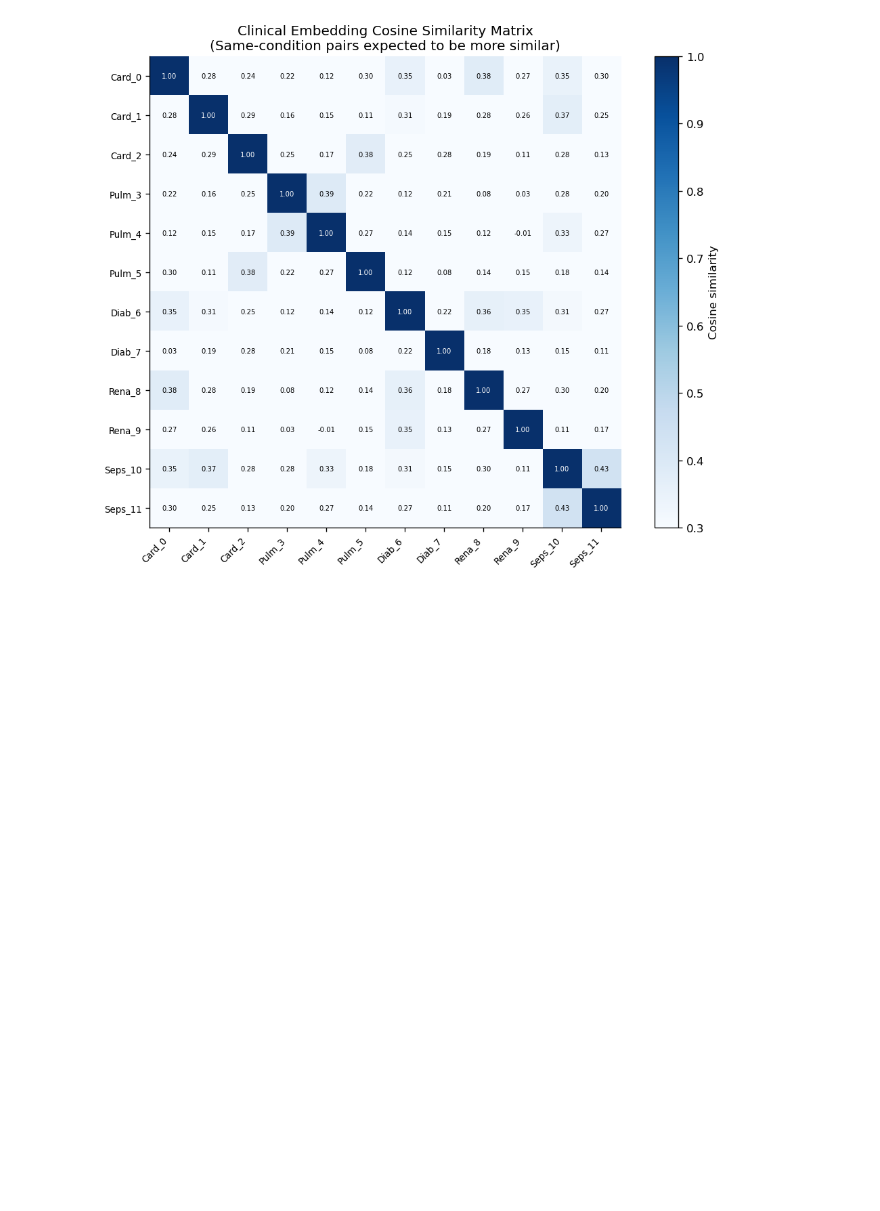
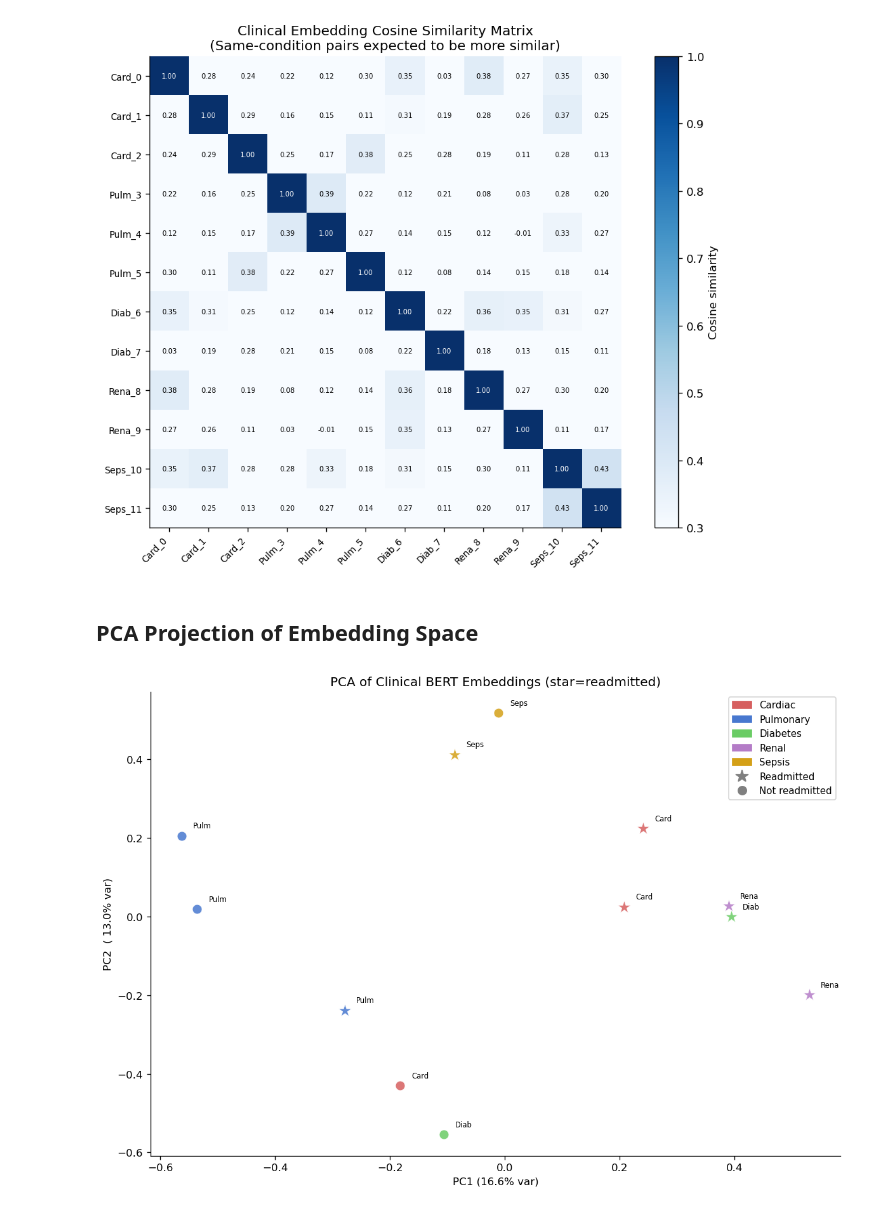
Before and after one commit to Sravanigangul/healthcare-clinical-nlp, a Jupyter notebook: notebooks/ClinicalBERT.ipynb, the cells around one changed output. Cells and saved outputs as stored; diff of their text form; code cells hidden in the pictures; blank space fills up the shorter version.

```diff
--- a/notebooks/ClinicalBERT.ipynb
+++ b/notebooks/ClinicalBERT.ipynb
@@ -179,3 +179,33 @@ plt.tight_layout()
 plt.savefig("/tmp/mod05/bert_similarity.png",bbox_inches="tight"); plt.show()
 # %% [output]
 [figure]
+# %% [markdown]
+## PCA Projection of Embedding Space
+# %%
+pca = PCA(n_components=2, random_state=42)
+emb_2d = pca.fit_transform(embeddings)
+
+COLORS = {"Cardiac":"#D65F5F","Pulmonary":"#4878CF","Diabetes":"#6ACC65",
+          "Renal":"#B47CC7","Sepsis":"#D4A017"}
+shapes = {0:"o",1:"*"}
+
+fig, ax = plt.subplots(figsize=(10,7))
+for i, (_,row) in enumerate(df_bert.iterrows()):
+    color = COLORS[row.label]
+    marker = shapes[row.readmitted]
+    ax.scatter(emb_2d[i,0],emb_2d[i,1], c=color, marker=marker, s=160 if row.readmitted else 80, alpha=0.85, zorder=3, edgecolors="white",
+    linewidth=0.5)
+    ax.annotate(row.label[:4], (emb_2d[i,0]+0.02, emb_2d[i,1]+0.02), fontsize=7)
+
+legend_cond = [mpatches.Patch(color=c, label=l) for l,c in COLORS.items()]
+legend_shape = [plt.Line2D([0],[0],marker="*",color="gray",ms=12,ls="",label="Readmitted"),
+                plt.Line2D([0],[0],marker="o",color="gray",ms=8, ls="",label="Not readmitted")]
+
+ax.legend(handles=legend_cond+legend_shape, fontsize=9, loc="upper right")
+ax.set_xlabel(f"PC1 ({pca.explained_variance_ratio_[0]*100:.1f}% var)")
+ax.set_ylabel(f"PC2  ({pca.explained_variance_ratio_[1]*100: .1f}% var)")
+ax.set_title("PCA of Clinical BERT Embeddings (star=readmitted)")
+plt.tight_layout()
+plt.savefig("/tmp/mod05/bert_pca.png",bbox_inches="tight"); plt.show()
+# %% [output]
+[figure, added]
```
Also changed, not shown: parts of 2 cells of this notebook.
